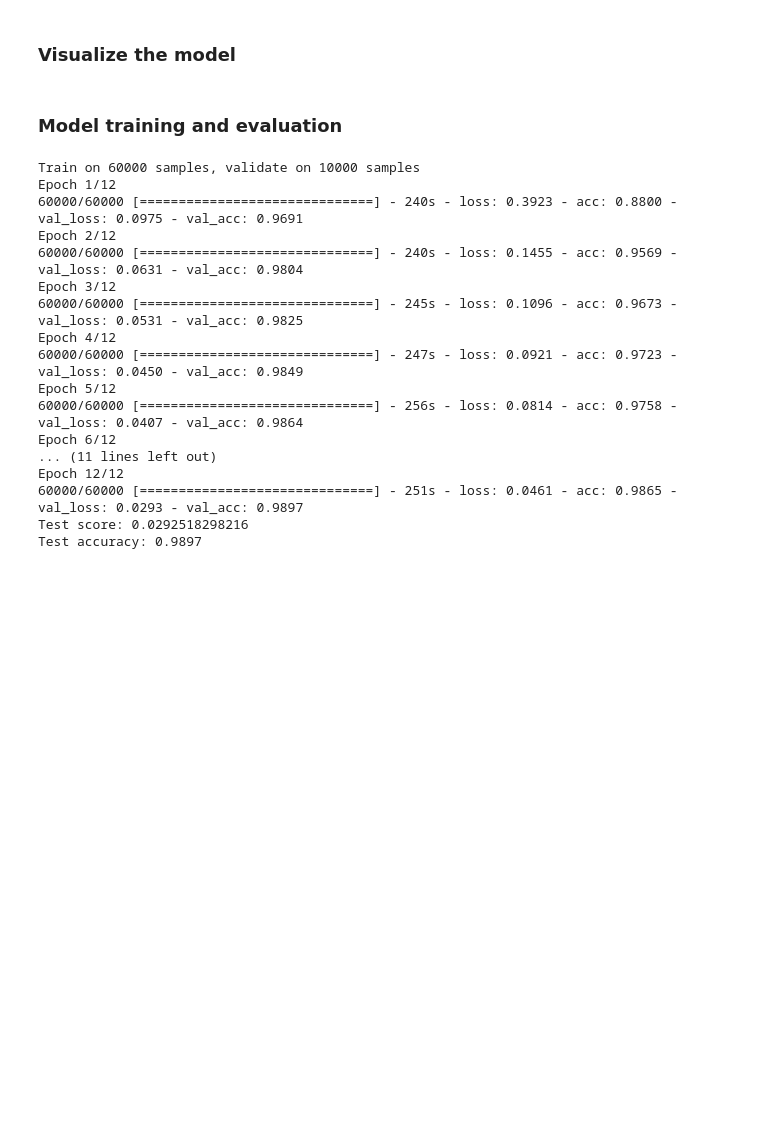
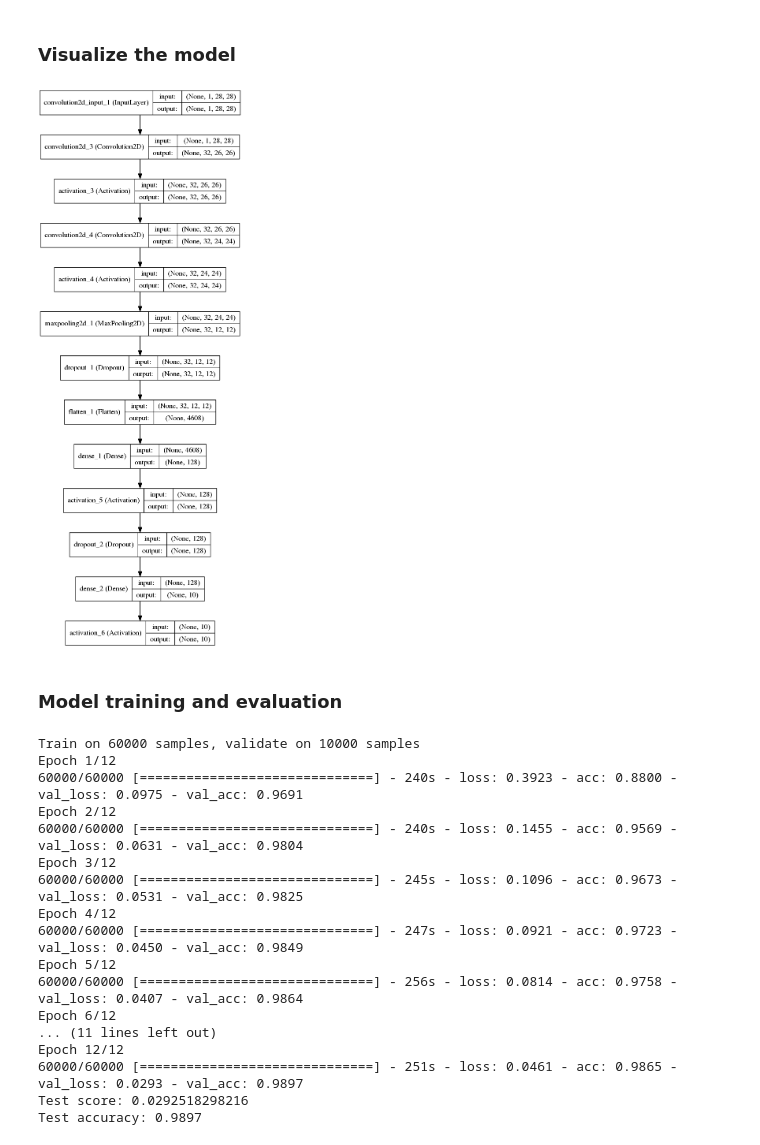
Before and after one commit to yassineAlouini/ml-experiments, a Jupyter notebook: deep-learning/keras-tutorials/keras_simple_image_classification.ipynb, the cells around one changed output. Drawn from its saved outputs; the diff is of its cells as text; code cells hidden in the pictures; blank space fills up the shorter version.

Commit message:
Final steps and cleanup of the simple image classification notebook

```diff
--- a/deep-learning/keras-tutorials/keras_simple_image_classification.ipynb
+++ b/deep-learning/keras-tutorials/keras_simple_image_classification.ipynb
@@ -136,6 +144,10 @@ ________________________________________________________________________________
 # %%
 visualize_util.plot(loaded_model,
                     to_file='simple_image_classification_architecture.png', show_shapes=True)
+# %%
+load_img('simple_image_classification_architecture.png')
+# %% [output]
+[figure, added]
 # %% [markdown]
 ### Model training and evaluation
 # %%
```
Also changed, not shown: parts of 11 cells of this notebook, 3 other files.
